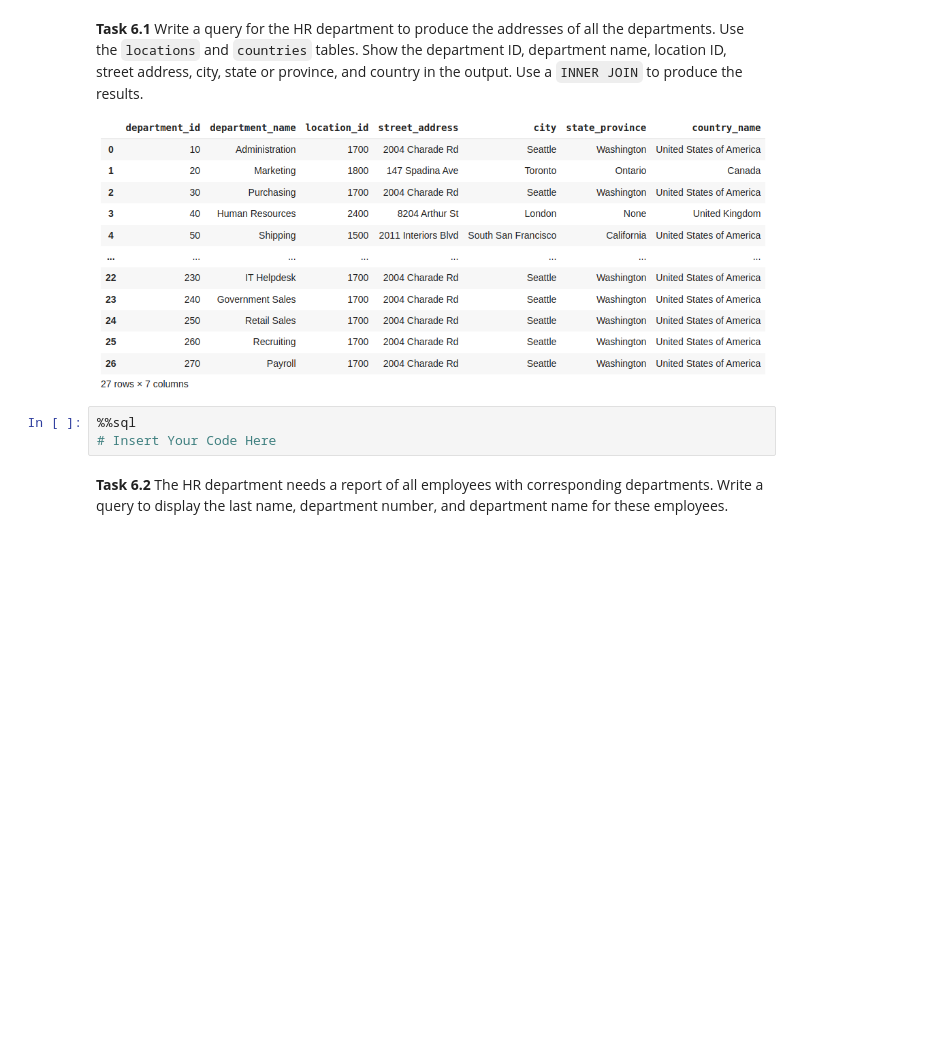
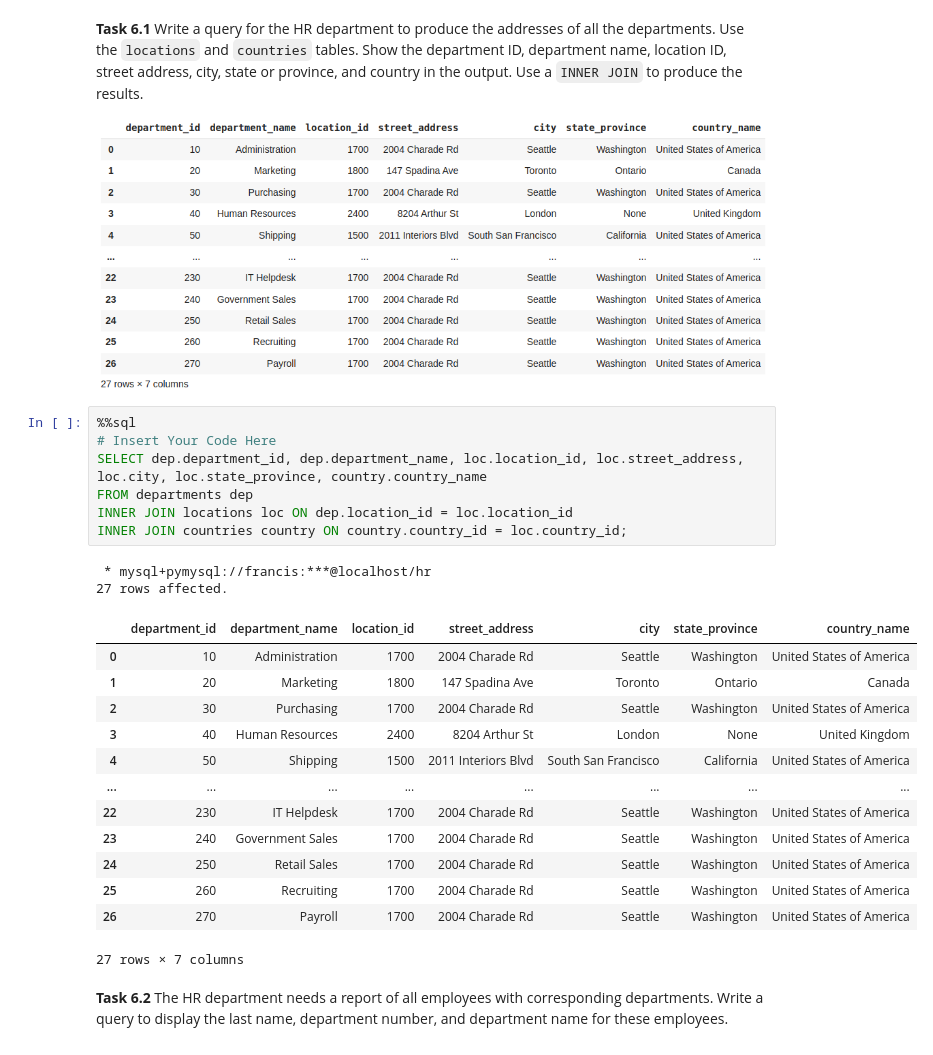
Before and after one commit to Ckodrad/CM3010-Database-Labs, a Jupyter notebook: Labs/MySQL Hand-On Lab.ipynb, the cells around one changed output. Cells and saved outputs as stored; diff of their text form; blank space fills up the shorter version.

```diff
--- a/Labs/MySQL Hand-On Lab.ipynb
+++ b/Labs/MySQL Hand-On Lab.ipynb
@@ -634,9 +611,29 @@ SQL:1999–compliant joins.
 the <code>locations</code> and <code>countries</code> tables. Show the department ID, department name, location ID, street address, city, state or province, and country in the output. Use a <code>INNER JOIN</code> to produce the results.
 
 ![image.png](embedded-picture-1)
-# %%
-%%sql
-# Insert Your Code Here
+# %%
+%%sql
+# Insert Your Code Here
+SELECT dep.department_id, dep.department_name, loc.location_id, loc.street_address, loc.city, loc.state_province, country.country_name
+FROM departments dep
+INNER JOIN locations loc ON dep.location_id = loc.location_id
+INNER JOIN countries country ON country.country_id = loc.country_id;
+# %% [output]
+ * mysql+pymysql://francis:***@localhost/hr
+27 rows affected.
+|  | department_id | department_name | location_id | street_address | city | state_province | country_name |
+| 0 | 10 | Administration | 1700 | 2004 Charade Rd | Seattle | Washington | United States of America |
+| 1 | 20 | Marketing | 1800 | 147 Spadina Ave | Toronto | Ontario | Canada |
+| 2 | 30 | Purchasing | 1700 | 2004 Charade Rd | Seattle | Washington | United States of America |
+| 3 | 40 | Human Resources | 2400 | 8204 Arthur St | London | None | United Kingdom |
+| 4 | 50 | Shipping | 1500 | 2011 Interiors Blvd | South San Francisco | California | United States of America |
+| ... | ... | ... | ... | ... | ... | ... | ... |
+| 22 | 230 | IT Helpdesk | 1700 | 2004 Charade Rd | Seattle | Washington | United States of America |
+| 23 | 240 | Government Sales | 1700 | 2004 Charade Rd | Seattle | Washington | United States of America |
+| 24 | 250 | Retail Sales | 1700 | 2004 Charade Rd | Seattle | Washington | United States of America |
+| 25 | 260 | Recruiting | 1700 | 2004 Charade Rd | Seattle | Washington | United States of America |
+| 26 | 270 | Payroll | 1700 | 2004 Charade Rd | Seattle | Washington | United States of America |
+27 rows × 7 columns
 # %% [markdown]
 **Task 6.2** The HR department needs a report of all employees with corresponding departments. Write a query to display the last name, department number, and department name for these employees.
 
```
Also changed, not shown: parts of 10 cells of this notebook.
